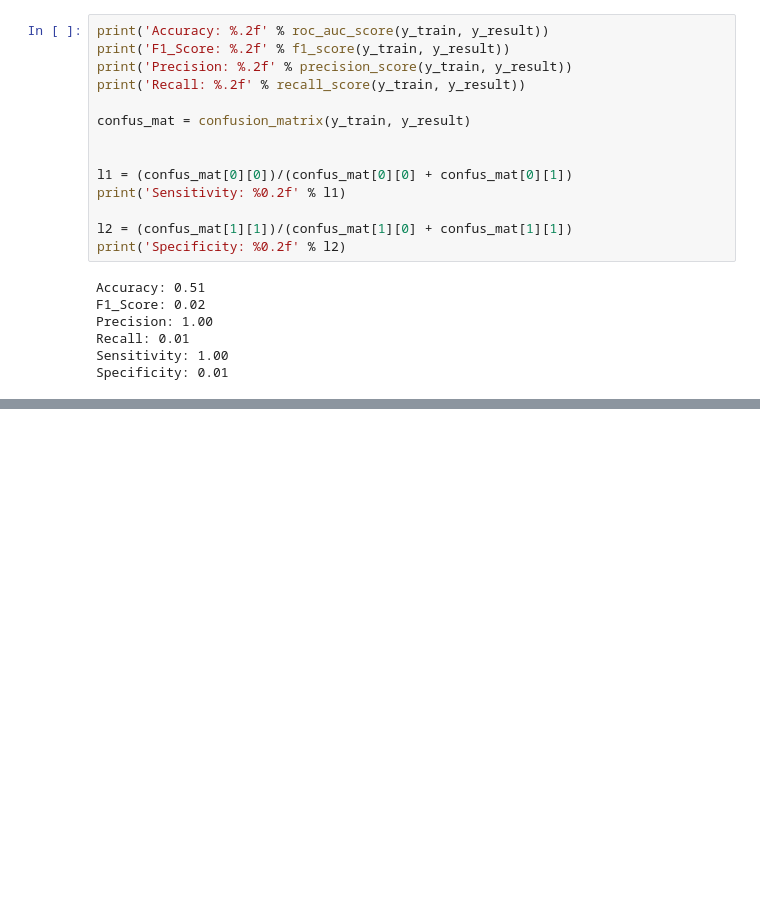
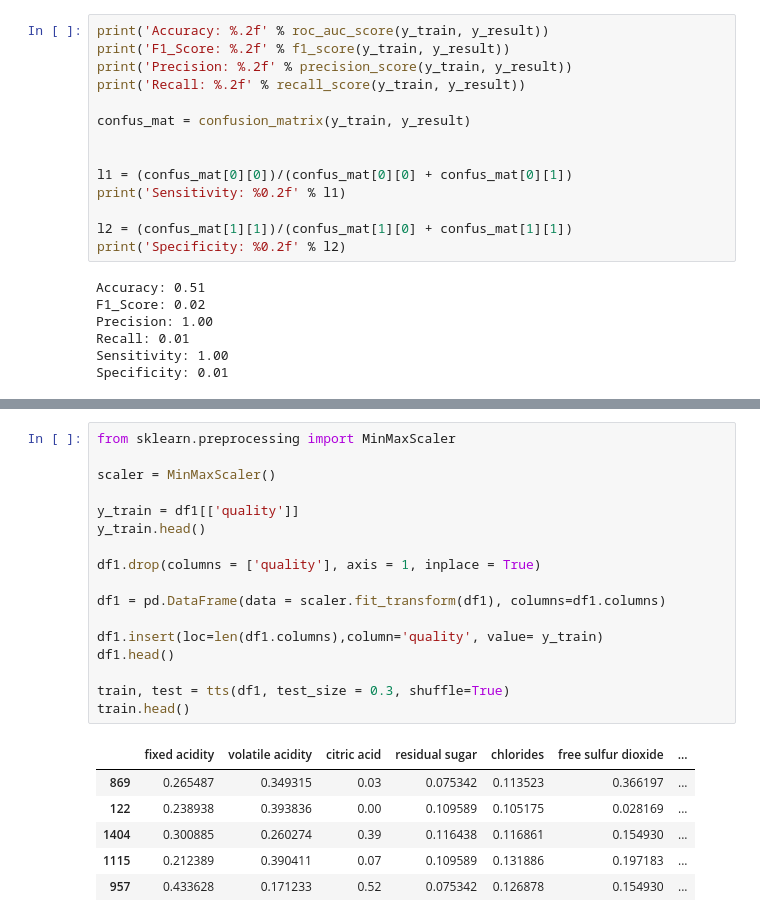
Before and after one commit to Susheel06/assignment1, a Jupyter notebook: BigDataAnalytics_ASSIGNMENT1.ipynb, the cells around one changed output, grey strips where cells are left out. Cells and saved outputs as stored; diff of their text form; blank space fills up the shorter version.

```diff
--- a/BigDataAnalytics_ASSIGNMENT1.ipynb
+++ b/BigDataAnalytics_ASSIGNMENT1.ipynb
@@ -252,0 +367,24 @@ Specificity: 0.01
+# %%
+from sklearn.preprocessing import MinMaxScaler
+
+scaler = MinMaxScaler()
+
+y_train = df1[['quality']]
+y_train.head()
+
+df1.drop(columns = ['quality'], axis = 1, inplace = True)
+
+df1 = pd.DataFrame(data = scaler.fit_transform(df1), columns=df1.columns)
+
+df1.insert(loc=len(df1.columns),column='quality', value= y_train)
+df1.head()
+
+train, test = tts(df1, test_size = 0.3, shuffle=True)
+train.head()
+# %% [output]
+|  | fixed acidity | volatile acidity | citric acid | residual sugar | chlorides | free sulfur dioxide | ... |
+| 869 | 0.265487 | 0.349315 | 0.03 | 0.075342 | 0.113523 | 0.366197 | ... |
+| 122 | 0.238938 | 0.393836 | 0.00 | 0.109589 | 0.105175 | 0.028169 | ... |
+| 1404 | 0.300885 | 0.260274 | 0.39 | 0.116438 | 0.116861 | 0.154930 | ... |
+| 1115 | 0.212389 | 0.390411 | 0.07 | 0.109589 | 0.131886 | 0.197183 | ... |
+| 957 | 0.433628 | 0.171233 | 0.52 | 0.075342 | 0.126878 | 0.154930 | ... |
```
Also changed, not shown: parts of 25 cells of this notebook.
